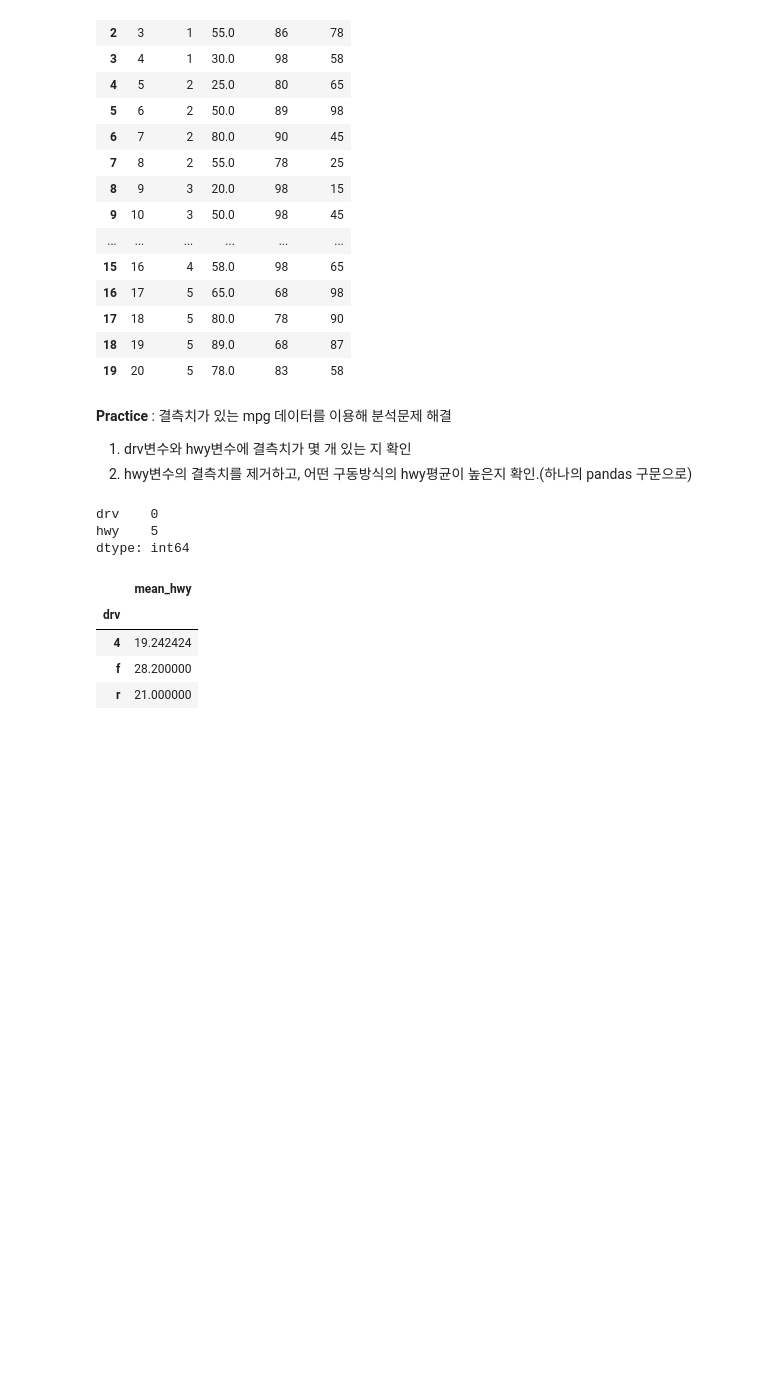
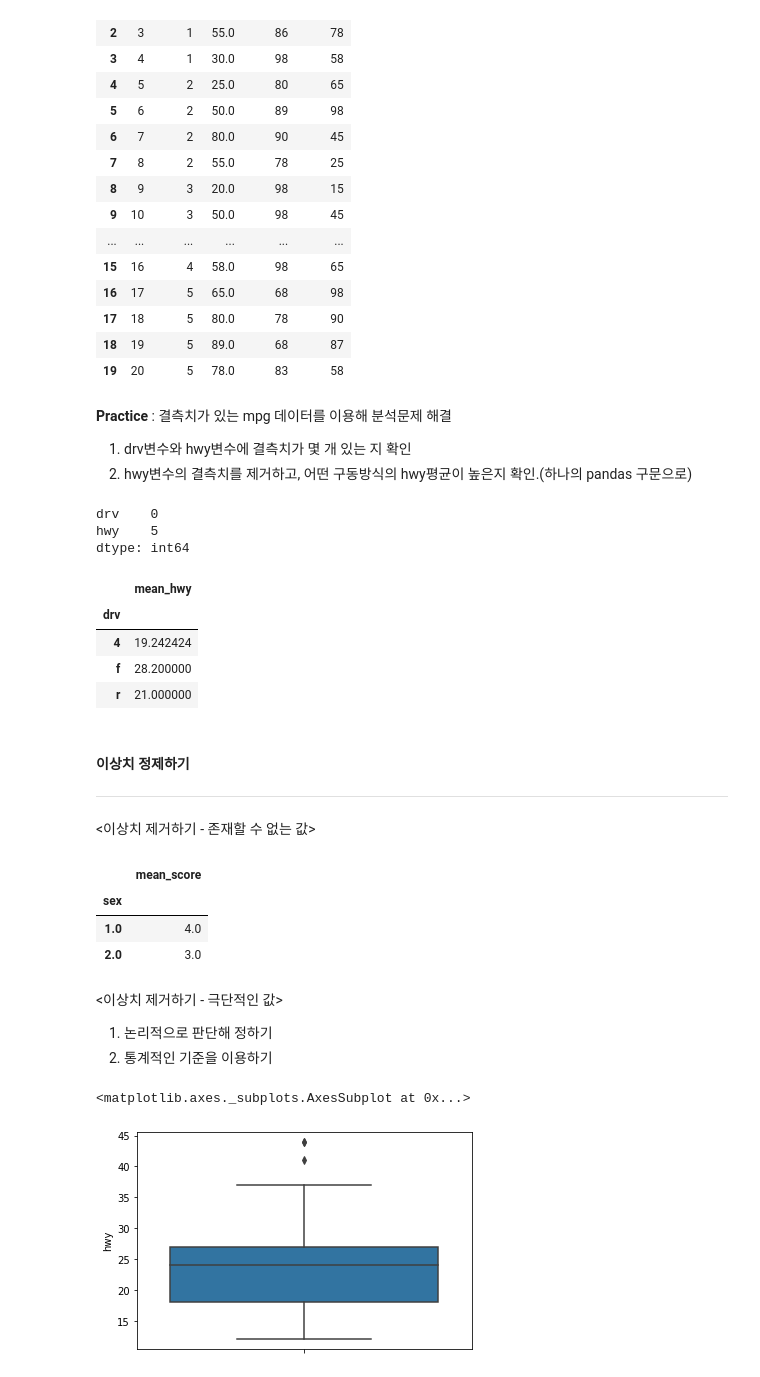
Before and after one commit to Devheun/Data-Analysis, a Jupyter notebook: Data_Cleansing(Lec7).ipynb, the cells around one changed output. Drawn from its saved outputs; the diff is of its cells as text; code cells hidden in the pictures; blank space fills up the shorter version.

```diff
--- a/Data_Cleansing(Lec7).ipynb
+++ b/Data_Cleansing(Lec7).ipynb
@@ -135,3 +135,38 @@ mpg.dropna(subset=['hwy'])\
 | 4 | 19.242424 |
 | f | 28.200000 |
 | r | 21.000000 |
+# %% [markdown]
+<h4>이상치 정제하기</h4>
+
+---
+# %% [markdown]
+<이상치 제거하기 - 존재할 수 없는 값>
+# %%
+import pandas as pd
+import numpy as np
+df=pd.DataFrame({'sex':[1,2,1,3,2,1],
+                 'score':[5,4,3,4,2,6]})
+df['sex']=np.where(df['sex']==3,np.nan,df['sex']) # 결측치 처리
+df['score']=np.where(df['score']>5,np.nan,df['score']) # 결측치 처리
+# 결측치 제거 후 분석
+df.dropna(subset=['sex','score'])\
+  .groupby('sex')\
+  .agg(mean_score=('score','mean'))
+# %% [output]
+|  | mean_score |
+| sex |  |
+| 1.0 | 4.0 |
+| 2.0 | 3.0 |
+# %% [markdown]
+<이상치 제거하기 - 극단적인 값>
+
+1. 논리적으로 판단해 정하기
+2. 통계적인 기준을 이용하기
+# %%
+# 상자 그림으로 극단치 기준 정하기
+import seaborn as sns
+mpg=pd.read_csv('mpg.csv')
+sns.boxplot(data=mpg, y='hwy')
+# %% [output]
+<matplotlib.axes._subplots.AxesSubplot at 0x...>
+[figure, added]
```
Also changed, not shown: parts of 5 cells of this notebook.
